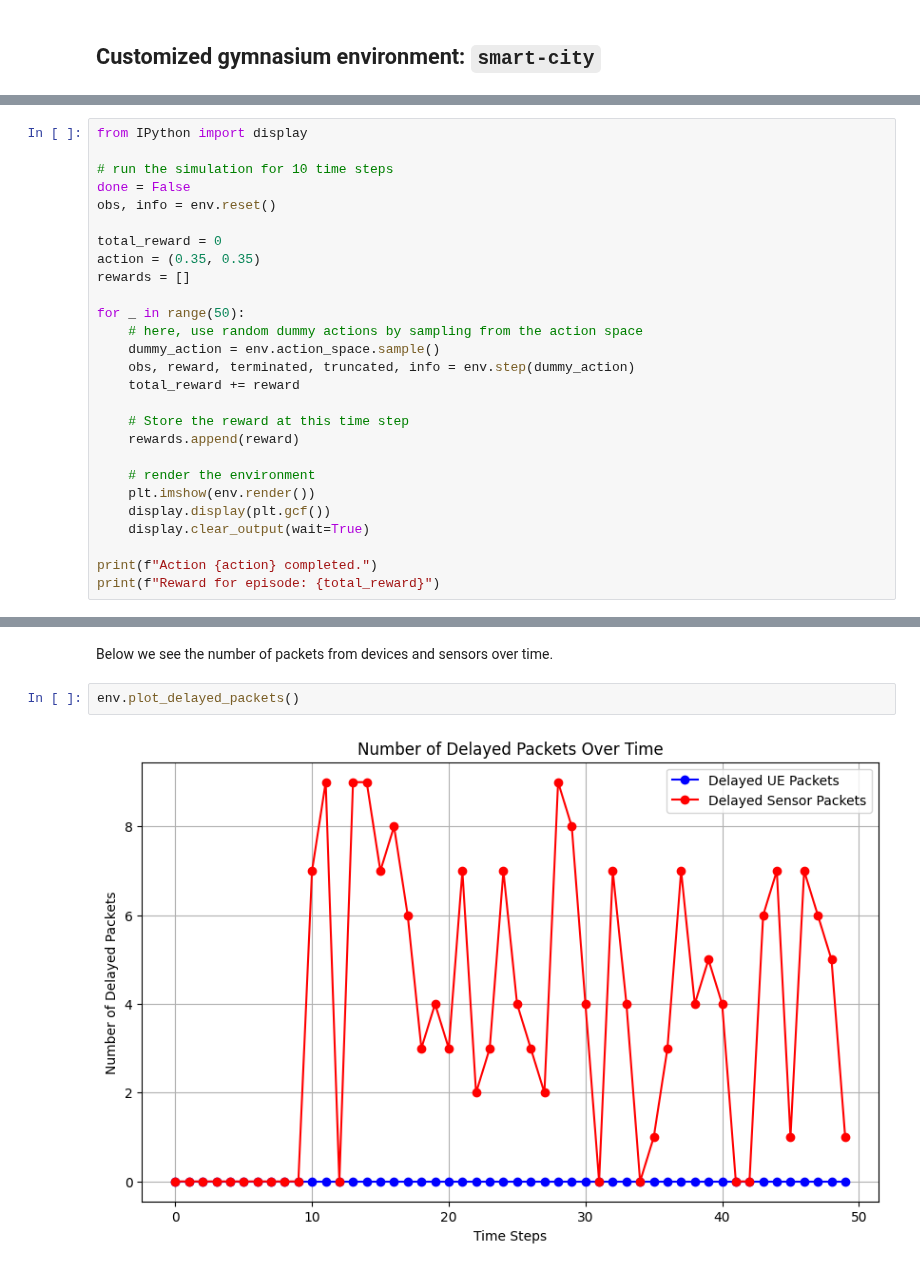
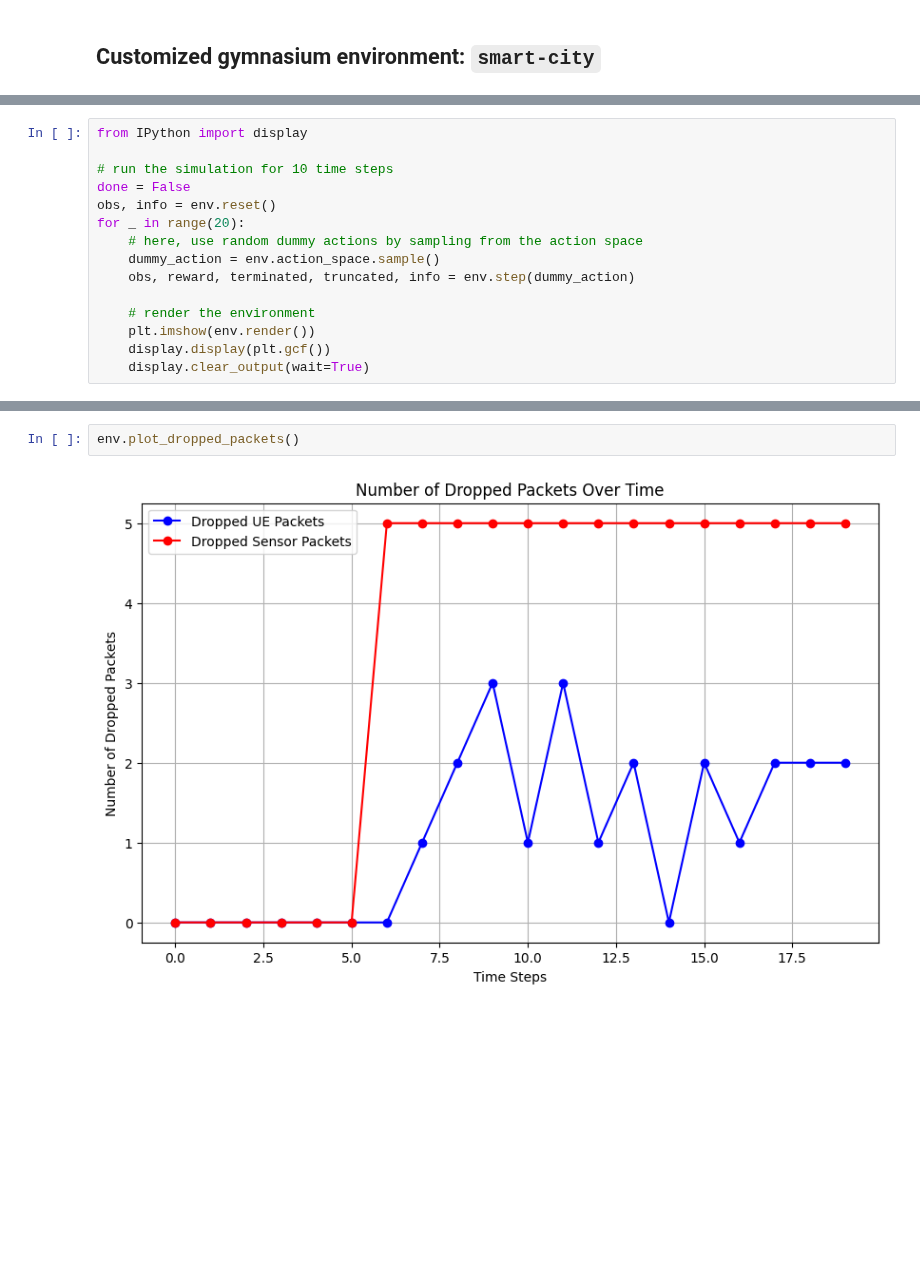
Before and after one commit to stefanbschneider/mobile-env, a Jupyter notebook: examples/smart_city.ipynb, the cells around one changed output, grey strips where cells are left out. Cells and saved outputs as stored; diff of their text form; blank space fills up the shorter version.

```diff
--- a/examples/smart_city.ipynb
+++ b/examples/smart_city.ipynb
@@ -117,25 +65,13 @@ from IPython import display
 # run the simulation for 10 time steps
 done = False
 obs, info = env.reset()
-
-total_reward = 0
-action = (0.35, 0.35)
-rewards = []
-
-for _ in range(50):
+for _ in range(20):
     # here, use random dummy actions by sampling from the action space
     dummy_action = env.action_space.sample()
     obs, reward, terminated, truncated, info = env.step(dummy_action)
-    total_reward += reward
-
-    # Store the reward at this time step
-    rewards.append(reward)
 
     # render the environment
     plt.imshow(env.render())
     display.display(plt.gcf())
     display.clear_output(wait=True)
-
-print(f"Action {action} completed.")
-print(f"Reward for episode: {total_reward}")
 # %% [output]
@@ -162,7 +83,5 @@ ValueError: setting an array element with a sequence. The requested array has an
 [figure]
-# %% [markdown]
-Below we see the number of packets from devices and sensors over time.
 # %%
-env.plot_delayed_packets()
+env.plot_dropped_packets()
 # %% [output]
-[figure, old version]
+[figure, new version]
```
Also changed, not shown: parts of 18 cells of this notebook.
